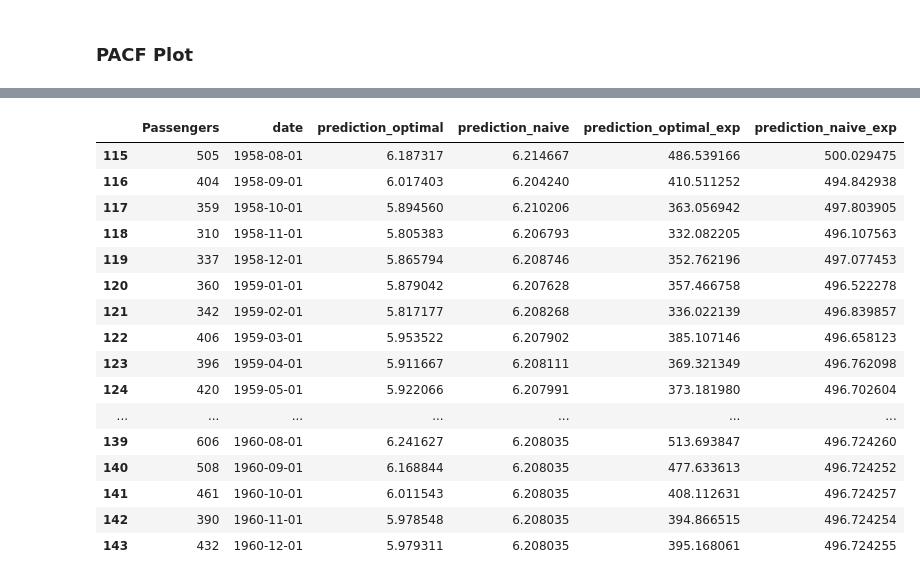
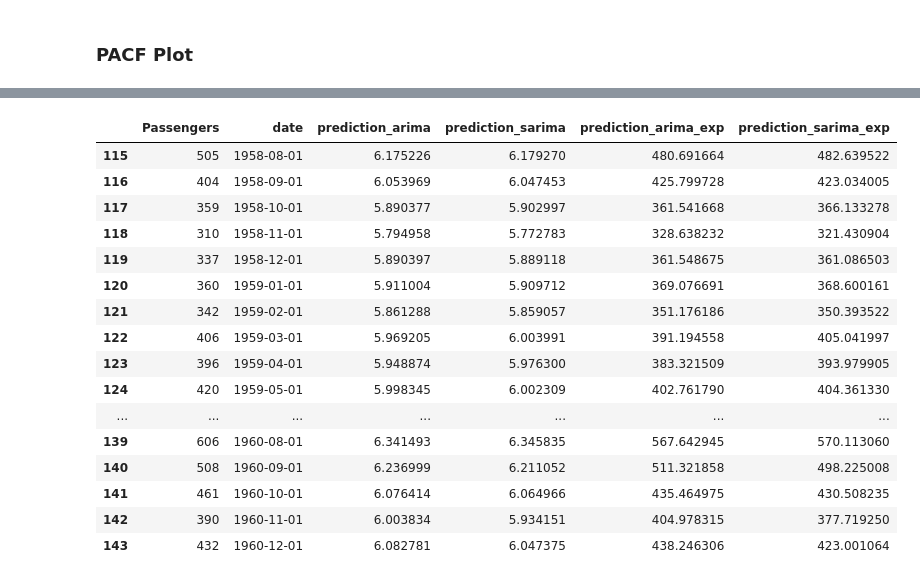
Before and after one commit to Bruno-Moreno/ML---Study, a Jupyter notebook: notebooks/TS/arima_model.ipynb, the cells around one changed output, grey strips where cells are left out. Saved outputs shown, nothing was run; the diff lists cells and outputs as text; code cells hidden in the pictures.

```diff
--- a/notebooks/TS/arima_model.ipynb
+++ b/notebooks/TS/arima_model.ipynb
@@ -306,14 +350,29 @@ Can't conclude AR process. The estimated $p$ value is $p = 12$
 # Arima Naive
 ts_variable = "Passengers_log"
 
-p = 12
+p = 11
 d = 2
 q = 12
 
-model_naive = ARIMA(train[f"{ts_variable}"], order=(1, 1, 1))
-model_optimal = ARIMA(train[f"{ts_variable}"], order=(p,d,q))
+model_arima = ARIMA(train[f"{ts_variable}"], order=(p,d,q))
 
-model_naive_fit = model_naive.fit()
-model_optimal_fit = model_optimal.fit()
+model_arima_fit = model_arima.fit()
+# %%
+# Arima Naive
+ts_variable = "Passengers_log"
+
+p = 1
+d = 2
+q = 1
+
+P = 2
+D = 1
+Q = 2
+m = 12
+
+
+sarima_model = SARIMAX(train[f"{ts_variable}"], order=(p,d,q), seasonal_order=(P,D,Q,m))
+
+model_sarima_fit = sarima_model.fit()
 # %%
 # Summary of fit Model
@@ -361,32 +463,32 @@ max      4.718499
 # %%
-train["prediction_optimal"] = model_optimal_fit.predict(start=0, end=len(train))
-train["prediction_naive"] = model_naive_fit.predict(start=0, end=len(train))
-train["prediction_optimal_exp"] = np.exp(train["prediction_optimal"])
-train["prediction_naive_exp"] = np.exp(train["prediction_naive"])
+train["prediction_arima"] = model_arima_fit.predict(start=0, end=len(train))
+train["prediction_sarima"] = model_sarima_fit.predict(start=0, end=len(train))
+train["prediction_arima_exp"] = np.exp(train["prediction_arima"])
+train["prediction_sarima_exp"] = np.exp(train["prediction_sarima"])
 
-test["prediction_optimal"] = model_optimal_fit.forecast(steps = len(test))
-test["prediction_naive"] = model_naive_fit.forecast(steps = len(test))
-test["prediction_optimal_exp"] = np.exp(test["prediction_optimal"])
-test["prediction_naive_exp"] = np.exp(test["prediction_naive"])
+test["prediction_arima"] = model_arima_fit.forecast(steps = len(test))
+test["prediction_sarima"] = model_sarima_fit.forecast(steps = len(test))
+test["prediction_arima_exp"] = np.exp(test["prediction_arima"])
+test["prediction_sarima_exp"] = np.exp(test["prediction_sarima"])
 test
 # %% [output]
-|  | Passengers | date | prediction_optimal | prediction_naive | prediction_optimal_exp | prediction_naive_exp |
-| 115 | 505 | 1958-08-01 | 6.187317 | 6.214667 | 486.539166 | 500.029475 |
-| 116 | 404 | 1958-09-01 | 6.017403 | 6.204240 | 410.511252 | 494.842938 |
-| 117 | 359 | 1958-10-01 | 5.894560 | 6.210206 | 363.056942 | 497.803905 |
-| 118 | 310 | 1958-11-01 | 5.805383 | 6.206793 | 332.082205 | 496.107563 |
-| 119 | 337 | 1958-12-01 | 5.865794 | 6.208746 | 352.762196 | 497.077453 |
-| 120 | 360 | 1959-01-01 | 5.879042 | 6.207628 | 357.466758 | 496.522278 |
-| 121 | 342 | 1959-02-01 | 5.817177 | 6.208268 | 336.022139 | 496.839857 |
-| 122 | 406 | 1959-03-01 | 5.953522 | 6.207902 | 385.107146 | 496.658123 |
-| 123 | 396 | 1959-04-01 | 5.911667 | 6.208111 | 369.321349 | 496.762098 |
-| 124 | 420 | 1959-05-01 | 5.922066 | 6.207991 | 373.181980 | 496.702604 |
+|  | Passengers | date | prediction_arima | prediction_sarima | prediction_arima_exp | prediction_sarima_exp |
+| 115 | 505 | 1958-08-01 | 6.175226 | 6.179270 | 480.691664 | 482.639522 |
+| 116 | 404 | 1958-09-01 | 6.053969 | 6.047453 | 425.799728 | 423.034005 |
+| 117 | 359 | 1958-10-01 | 5.890377 | 5.902997 | 361.541668 | 366.133278 |
+| 118 | 310 | 1958-11-01 | 5.794958 | 5.772783 | 328.638232 | 321.430904 |
+| 119 | 337 | 1958-12-01 | 5.890397 | 5.889118 | 361.548675 | 361.086503 |
+| 120 | 360 | 1959-01-01 | 5.911004 | 5.909712 | 369.076691 | 368.600161 |
+| 121 | 342 | 1959-02-01 | 5.861288 | 5.859057 | 351.176186 | 350.393522 |
+| 122 | 406 | 1959-03-01 | 5.969205 | 6.003991 | 391.194558 | 405.041997 |
+| 123 | 396 | 1959-04-01 | 5.948874 | 5.976300 | 383.321509 | 393.979905 |
+| 124 | 420 | 1959-05-01 | 5.998345 | 6.002309 | 402.761790 | 404.361330 |
 | ... | ... | ... | ... | ... | ... | ... |
-| 139 | 606 | 1960-08-01 | 6.241627 | 6.208035 | 513.693847 | 496.724260 |
-| 140 | 508 | 1960-09-01 | 6.168844 | 6.208035 | 477.633613 | 496.724252 |
-| 141 | 461 | 1960-10-01 | 6.011543 | 6.208035 | 408.112631 | 496.724257 |
-| 142 | 390 | 1960-11-01 | 5.978548 | 6.208035 | 394.866515 | 496.724254 |
-| 143 | 432 | 1960-12-01 | 5.979311 | 6.208035 | 395.168061 | 496.724255 |
+| 139 | 606 | 1960-08-01 | 6.341493 | 6.345835 | 567.642945 | 570.113060 |
+| 140 | 508 | 1960-09-01 | 6.236999 | 6.211052 | 511.321858 | 498.225008 |
+| 141 | 461 | 1960-10-01 | 6.076414 | 6.064966 | 435.464975 | 430.508235 |
+| 142 | 390 | 1960-11-01 | 6.003834 | 5.934151 | 404.978315 | 377.719250 |
+| 143 | 432 | 1960-12-01 | 6.082781 | 6.047375 | 438.246306 | 423.001064 |
 # %%
 # Fix the D values missing.
 train = train[d:]
```
Also changed, not shown: parts of 14 cells of this notebook, 6 other files.
